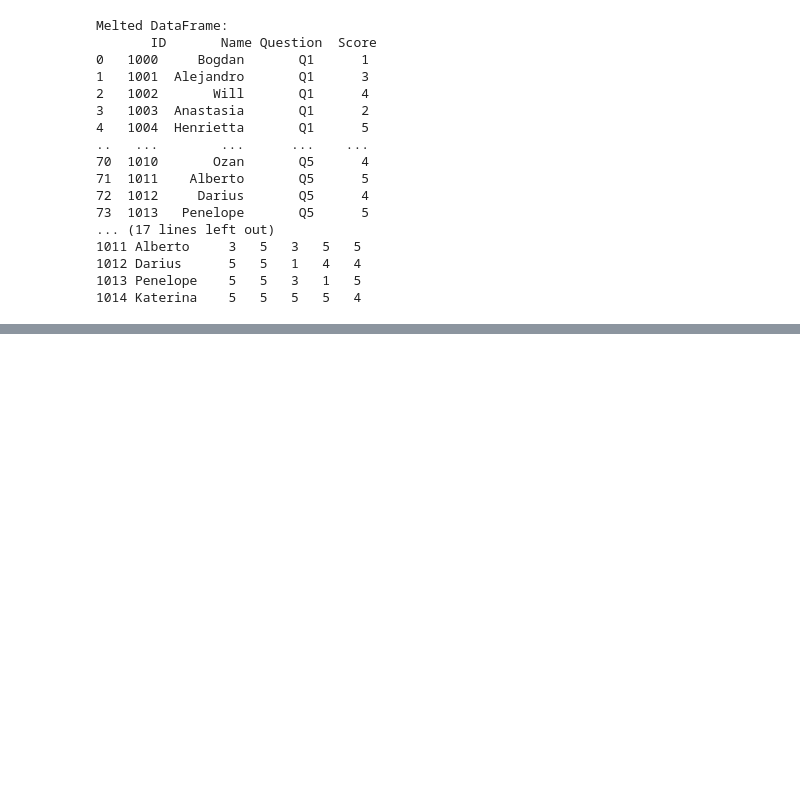
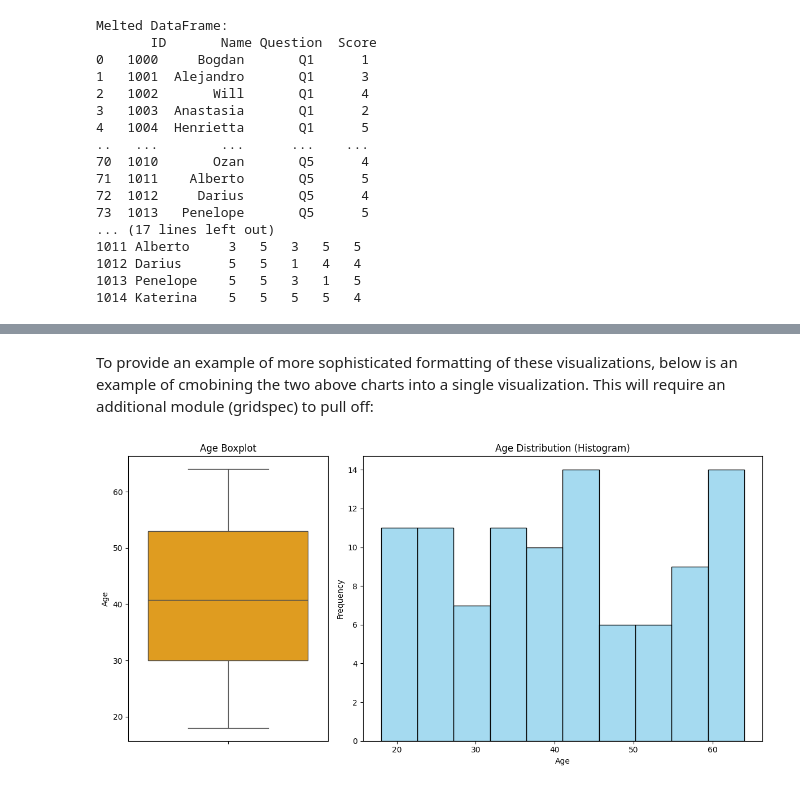
Before and after one commit to AnalyticalAscent/LearningPython, a Jupyter notebook: Learning_Python_Notes.ipynb, the cells around one changed output, grey strips where cells are left out. Saved outputs shown, nothing was run; the diff lists cells and outputs as text; code cells hidden in the pictures; blank space fills up the shorter version.

```diff
--- a/Learning_Python_Notes.ipynb
+++ b/Learning_Python_Notes.ipynb
@@ -407,0 +620,30 @@ Melted DataFrame:
+# %% [markdown]
+To provide an example of more sophisticated formatting of these visualizations, below is an example of cmobining the two above charts into a single visualization. This will require an additional module (gridspec) to pull off:
+# %%
+import matplotlib.gridspec as gridspec
+
+# Set up the figure and the grid spec
+fig = plt.figure(figsize=(12, 6))
+gs = gridspec.GridSpec(1, 2, width_ratios=[1, 2])  # Create 2 columns, wider space for the histogram
+
+# Boxplot on the left
+ax0 = plt.subplot(gs[0])  # First subplot (left)
+sns.boxplot(y=df['Age'], color='orange', ax=ax0)
+ax0.set_title('Age Boxplot')
+ax0.set_ylabel('Age')
+ax0.set_xlabel('')  # No x-axis label for the boxplot
+
+# Histogram on the right
+ax1 = plt.subplot(gs[1])  # Second subplot (right)
+sns.histplot(df['Age'], bins=10, kde=False, color='skyblue', ax=ax1)
+ax1.set_title('Age Distribution (Histogram)')
+ax1.set_xlabel('Age')
+ax1.set_ylabel('Frequency')
+
+# Adjust layout to prevent overlap
+plt.tight_layout()
+
+# Show the plot
+plt.show()
+# %% [output]
+[figure, added]
```
Also changed, not shown: parts of 59 cells of this notebook.
